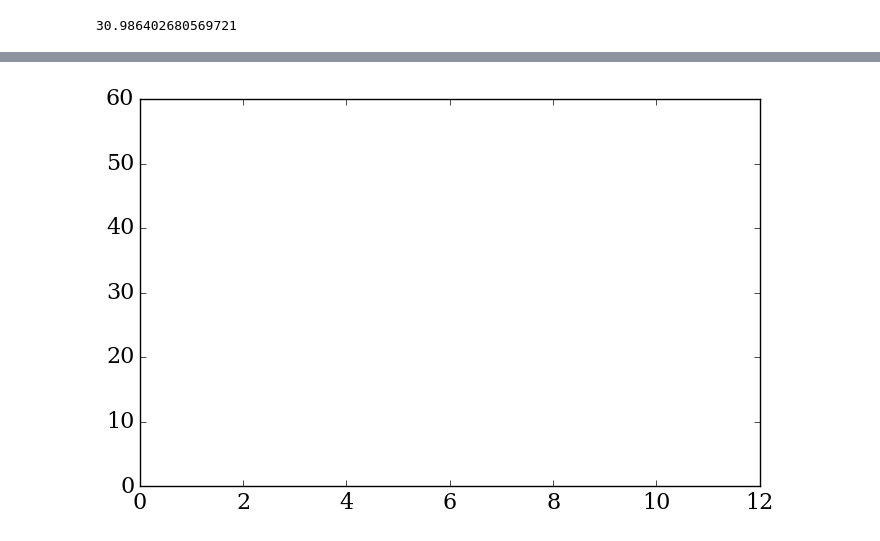
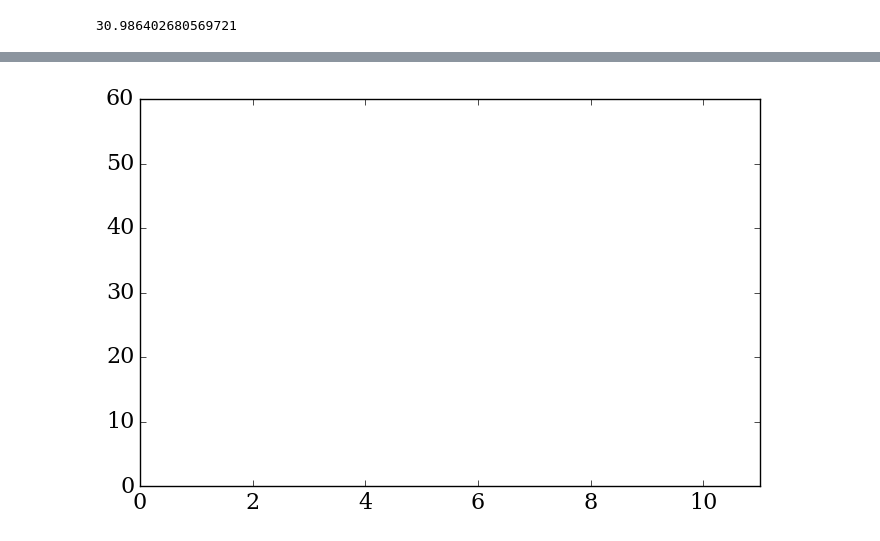
Before and after one commit to LusArt/Traffic_1, a Jupyter notebook: Traffic_1.ipynb, the cells around one changed output, grey strips where cells are left out. Saved outputs shown, nothing was run; the diff lists cells and outputs as text; code cells hidden in the pictures.

```diff
--- a/Traffic_1.ipynb
+++ b/Traffic_1.ipynb
@@ -173,7 +275,7 @@ def diffusion(i):
     rho[0] = 10
 # %%
 fig = pyplot.figure(figsize=(8,5))
-ax = pyplot.axes(xlim=(0,12), ylim=(0,60))
-line = ax.plot([], [], color='red', ls='--', lw=1)[0]
+ax = pyplot.axes(xlim=(0,11), ylim=(0,60))
+line = ax.plot([], [], color='r', ls='--', lw=1)[0]
 # %% [output]
-[figure, old version]
+[figure, new version]
```
Also changed, not shown: parts of 51 cells of this notebook.
